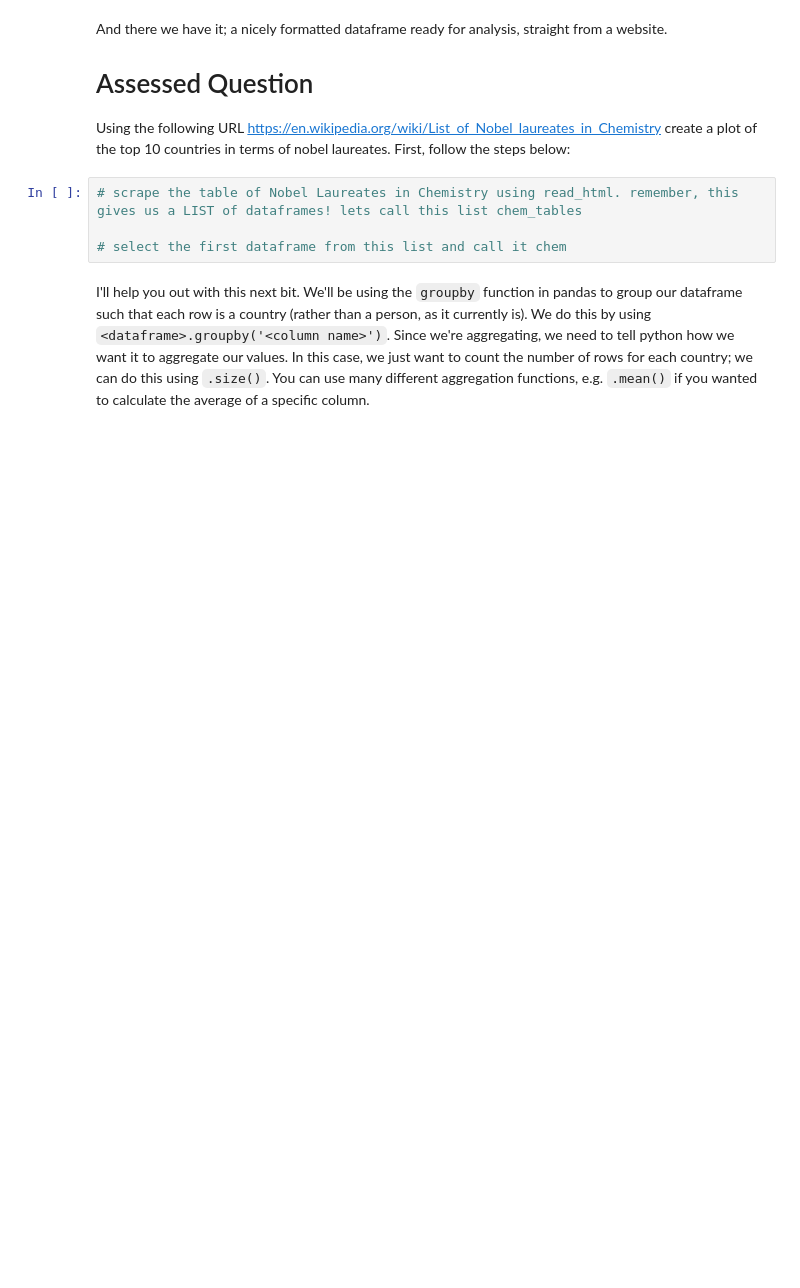
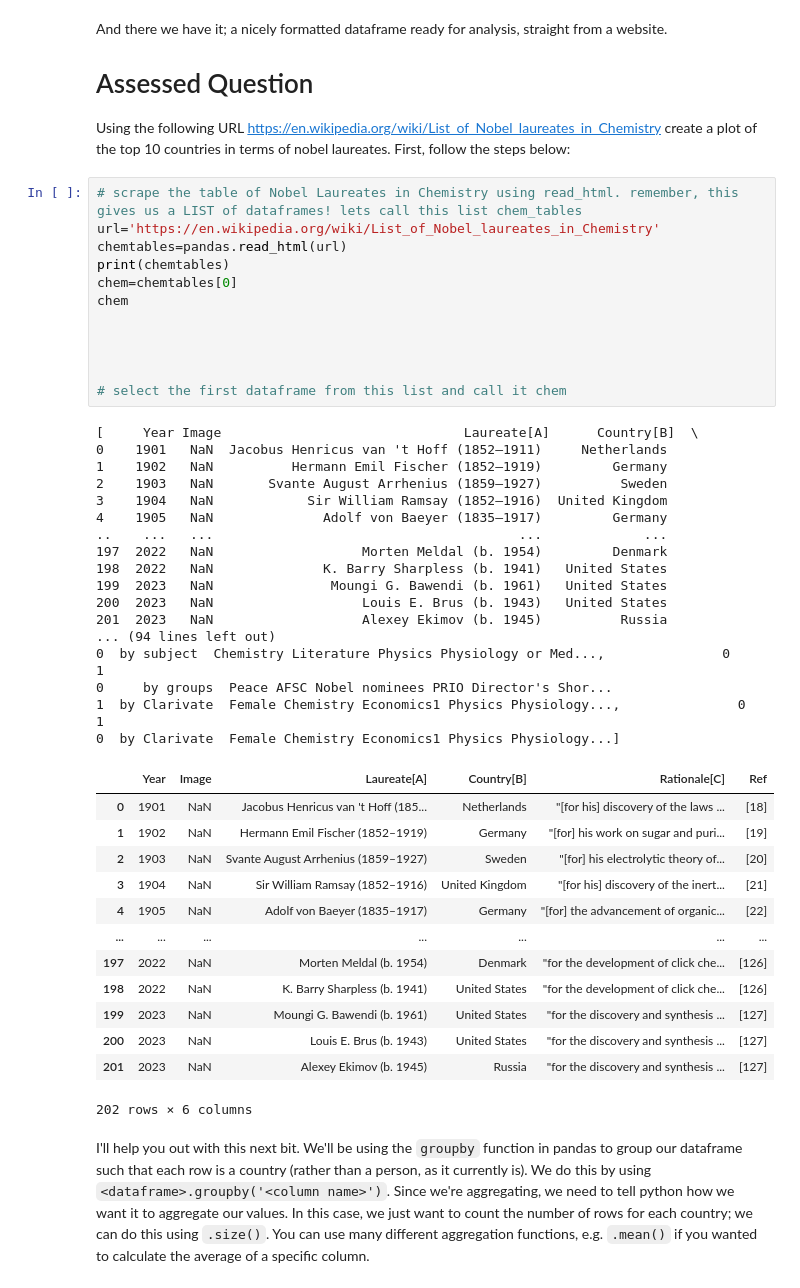
Before and after one commit to solo-marina/QM2, a Jupyter notebook: notebooks/W02. Pandas.ipynb, the cells around one changed output. Saved outputs shown, nothing was run; the diff lists cells and outputs as text; blank space fills up the shorter version.

```diff
--- a/notebooks/W02. Pandas.ipynb
+++ b/notebooks/W02. Pandas.ipynb
@@ -398,8 +452,47 @@ And there we have it; a nicely formatted dataframe ready for analysis, straight
 Using the following URL https://en.wikipedia.org/wiki/List_of_Nobel_laureates_in_Chemistry create a plot of the top 10 countries in terms of nobel laureates. First, follow the steps below:
 # %%
 # scrape the table of Nobel Laureates in Chemistry using read_html. remember, this gives us a LIST of dataframes! lets call this list chem_tables
+url='https://en.wikipedia.org/wiki/List_of_Nobel_laureates_in_Chemistry'
+chemtables=pandas.read_html(url)
+print(chemtables)
+chem=chemtables[0]
+chem
+
+
+
 
 # select the first dataframe from this list and call it chem
+# %% [output]
+[     Year Image                               Laureate[A]      Country[B]  \
+0    1901   NaN  Jacobus Henricus van 't Hoff (1852–1911)     Netherlands
+1    1902   NaN          Hermann Emil Fischer (1852–1919)         Germany
+2    1903   NaN       Svante August Arrhenius (1859–1927)          Sweden
+3    1904   NaN            Sir William Ramsay (1852–1916)  United Kingdom
+4    1905   NaN              Adolf von Baeyer (1835–1917)         Germany
+..    ...   ...                                       ...             ...
+197  2022   NaN                   Morten Meldal (b. 1954)         Denmark
+198  2022   NaN              K. Barry Sharpless (b. 1941)   United States
+199  2023   NaN               Moungi G. Bawendi (b. 1961)   United States
+200  2023   NaN                   Louis E. Brus (b. 1943)   United States
+201  2023   NaN                   Alexey Ekimov (b. 1945)          Russia
+... (94 lines left out)
+0  by subject  Chemistry Literature Physics Physiology or Med...,               0                                                  1
+0     by groups  Peace AFSC Nobel nominees PRIO Director's Shor...
+1  by Clarivate  Female Chemistry Economics1 Physics Physiology...,               0                                                  1
+0  by Clarivate  Female Chemistry Economics1 Physics Physiology...]
+|  | Year | Image | Laureate[A] | Country[B] | Rationale[C] | Ref |
+| 0 | 1901 | NaN | Jacobus Henricus van 't Hoff (185... | Netherlands | "[for his] discovery of the laws ... | [18] |
+| 1 | 1902 | NaN | Hermann Emil Fischer (1852–1919) | Germany | "[for] his work on sugar and puri... | [19] |
+| 2 | 1903 | NaN | Svante August Arrhenius (1859–1927) | Sweden | "[for] his electrolytic theory of... | [20] |
+| 3 | 1904 | NaN | Sir William Ramsay (1852–1916) | United Kingdom | "[for his] discovery of the inert... | [21] |
+| 4 | 1905 | NaN | Adolf von Baeyer (1835–1917) | Germany | "[for] the advancement of organic... | [22] |
+| ... | ... | ... | ... | ... | ... | ... |
+| 197 | 2022 | NaN | Morten Meldal (b. 1954) | Denmark | "for the development of click che... | [126] |
+| 198 | 2022 | NaN | K. Barry Sharpless (b. 1941) | United States | "for the development of click che... | [126] |
+| 199 | 2023 | NaN | Moungi G. Bawendi (b. 1961) | United States | "for the discovery and synthesis ... | [127] |
+| 200 | 2023 | NaN | Louis E. Brus (b. 1943) | United States | "for the discovery and synthesis ... | [127] |
+| 201 | 2023 | NaN | Alexey Ekimov (b. 1945) | Russia | "for the discovery and synthesis ... | [127] |
+202 rows × 6 columns
 # %% [markdown]
 I'll help you out with this next bit. We'll be using the `groupby` function in pandas to group our dataframe such that each row is a country (rather than a person, as it currently is). We do this by using `<dataframe>.groupby('<column name>')`. Since we're aggregating, we need to tell python how we want it to aggregate our values. In this case, we just want to count the number of rows for each country; we can do this using `.size()`. You can use many different aggregation functions, e.g. `.mean()` if you wanted to calculate the average of a specific column.
 # %%
```
Also changed, not shown: parts of 13 cells of this notebook.
